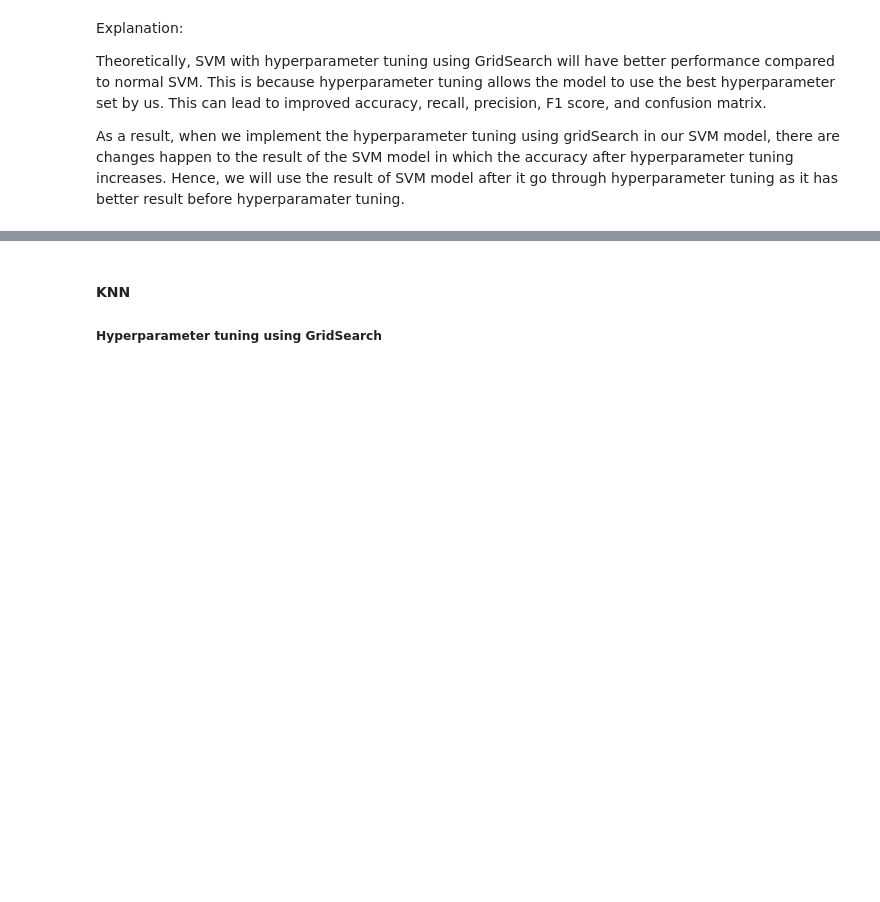
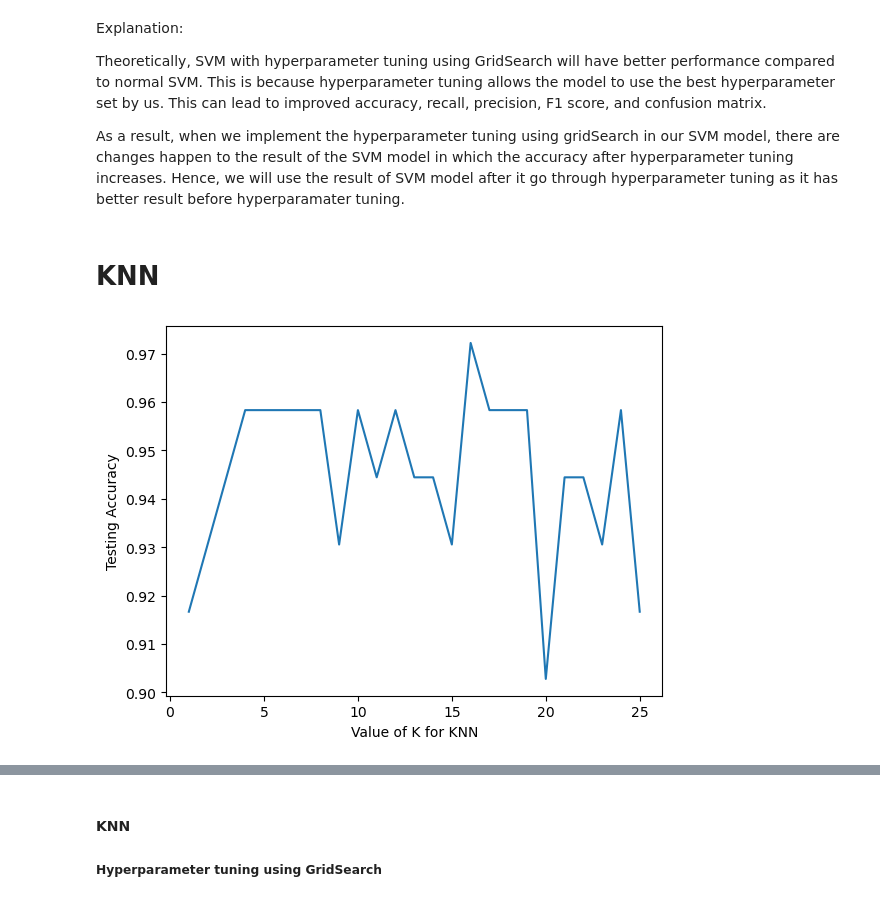
Before and after one commit to NazmiHashim/Dermatology-Neural-Network, a Jupyter notebook: Project Part 2.ipynb, the cells around one changed output, grey strips where cells are left out. Saved outputs shown, nothing was run; the diff lists cells and outputs as text; code cells hidden in the pictures; blank space fills up the shorter version.

```diff
--- a/Project Part 2.ipynb
+++ b/Project Part 2.ipynb
@@ -256,3 +293,45 @@ Explanation:
 Theoretically, SVM with hyperparameter tuning using GridSearch will have better performance compared to normal SVM. This is because hyperparameter tuning allows the model to use the best hyperparameter set by us. This can lead to improved accuracy, recall, precision, F1 score, and confusion matrix.
 
 As a result, when we implement the hyperparameter tuning using gridSearch in our SVM model, there are changes happen to the result of the SVM model in which the accuracy after hyperparameter tuning increases. Hence, we will use the result of SVM model after it go through hyperparameter tuning as it has better result before hyperparamater tuning.
+# %% [markdown]
+# KNN
+# %%
+# Selected features from feature selection
+
+sel_features = ['clubbing of the rete ridges',
+               'fibrosis of the papillary dermis',
+               'spongiosis', 'thinning of the suprapapillary epidermis',
+               'elongation of the rete ridges',
+               'exocytosis', 'vacuolisation and damage of basal layer',
+               'koebner phenomenon', 'PNL infiltrate',
+               'saw-tooth appearance of retes']
+# %%
+# Import k nearest neighbor model from sklearn.neighbors
+from sklearn.neighbors import KNeighborsClassifier
+
+# Import metrics from sklearn to evaluate machine learning algorithms
+from sklearn import metrics
+
+# Running from k=1 through 25 and record testing accuracy for top 5 values from feature importance
+k_range = range(1,26)
+scores = {}
+scores_list = []
+
+for k in k_range:
+    	knn = KNeighborsClassifier(n_neighbors=k) # Create a KNeighborsClassifier model with n_neighbors set to k
+    	knn.fit(X_train2[sel_features],y_train2)  # Fit the model to the training data
+    	y_pred = knn.predict(X_val[sel_features]) # Predict the labels of the validation data
+    	scores[k] = metrics.accuracy_score(y_val,y_pred) # Store the accuracy of the model in the dictionary scores
+    	scores_list.append(metrics.accuracy_score(y_val,y_pred)) # Append the accuracy of the model to the list scores_list
+
+# Plot the testing accuracies as a function of the value of K
+plt.plot(k_range,scores_list)
+
+# Label both x and y axis
+plt.xlabel('Value of K for KNN')
+plt.ylabel('Testing Accuracy')
+
+# Show the plot
+plt.show()
+# %% [output]
+[figure, added]
```
Also changed, not shown: parts of 51 cells of this notebook.
